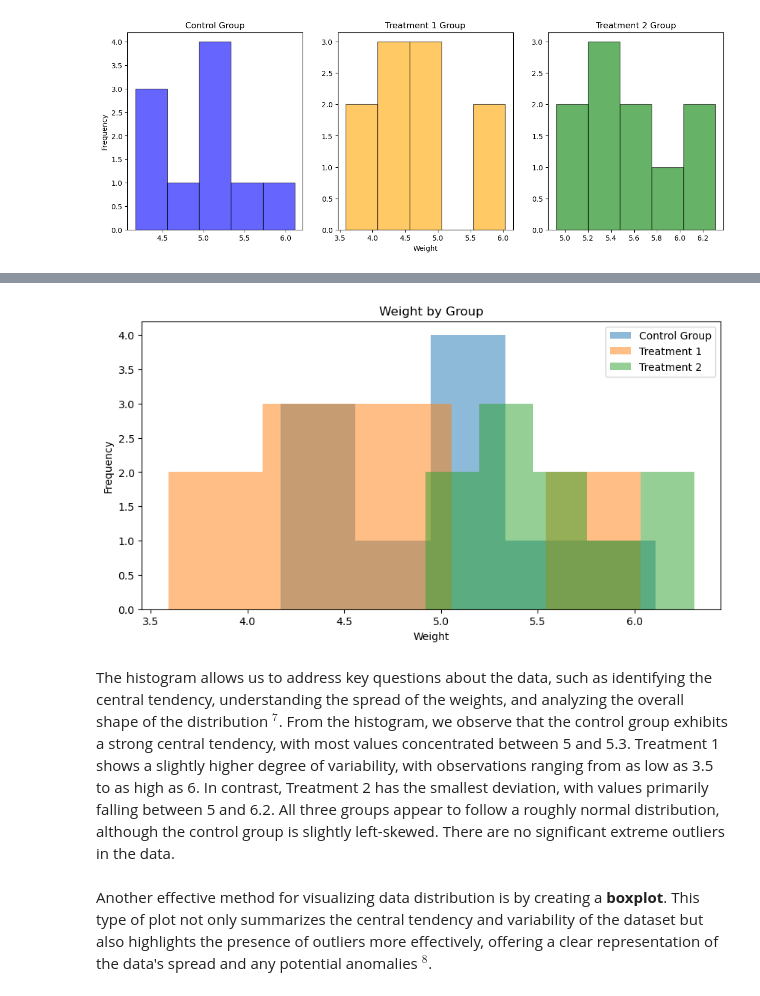
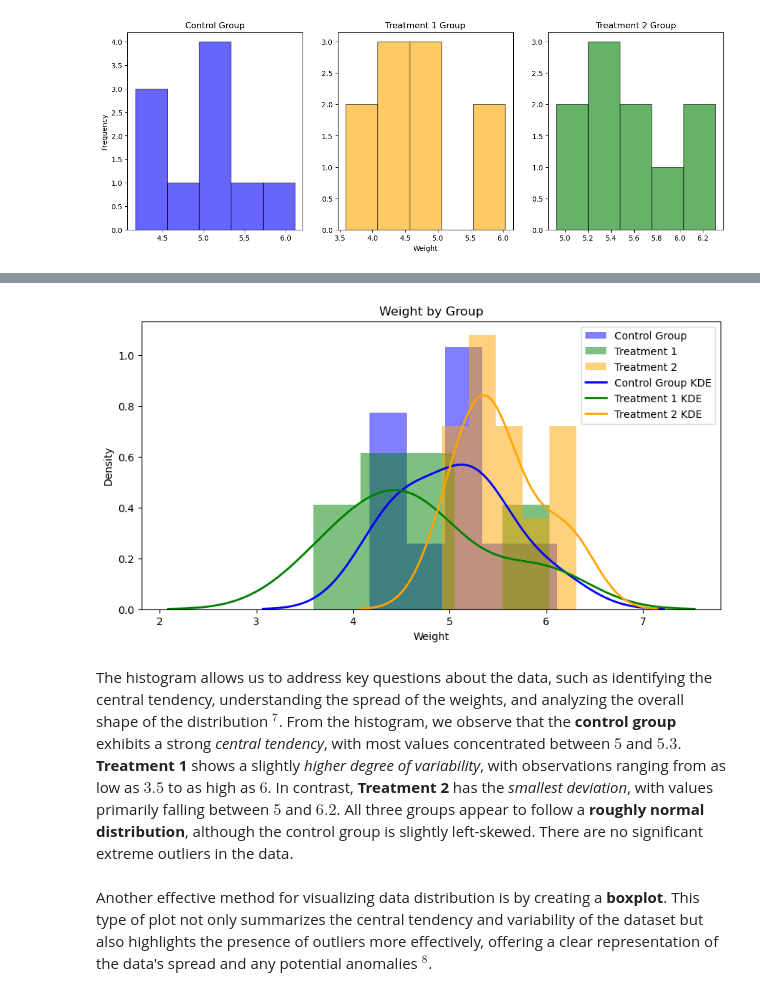
Before and after one commit to C-3sc0/applied_statistics, a Jupyter notebook: project.ipynb, the cells around one changed output, grey strips where cells are left out. Cells and saved outputs as stored; diff of their text form; code cells hidden in the pictures.

```diff
--- a/project.ipynb
+++ b/project.ipynb
@@ -251,28 +265,37 @@ Before diving into the analysis of the histogram, let's consider an alternative
 # %%
-# create figure and axis
+# Create figure and axis
 fig, ax = plt.subplots(figsize=(10, 5))
 
-# Histogram of control group.
-ax.hist(ctrl['weight'], bins=5, alpha=0.5, label='Control Group')
+# Histogram of control group
+ax.hist(ctrl['weight'], bins=5, alpha=0.5, label='Control Group', color='blue', density=True)
 
-# Histogram of treatment 1 group.
-ax.hist(trt1['weight'], bins=5, alpha=0.5, label='Treatment 1')
+# Histogram of treatment 1 group
+ax.hist(trt1['weight'], bins=5, alpha=0.5, label='Treatment 1', color='green', density=True)
 
-# Histogram of treatment 2 group.
-ax.hist(trt2['weight'], bins=5, alpha=0.5, label='Treatment 2')
+# Histogram of treatment 2 group
+ax.hist(trt2['weight'], bins=5, alpha=0.5, label='Treatment 2', color='orange', density=True)
 
-# Add a title and labels.
+# KDE plot for control group
+sns.kdeplot(ctrl['weight'], ax=ax, color='blue', label='Control Group KDE', linewidth=2)
+
+# KDE plot for treatment 1 group
+sns.kdeplot(trt1['weight'], ax=ax, color='green', label='Treatment 1 KDE', linewidth=2)
+
+# KDE plot for treatment 2 group
+sns.kdeplot(trt2['weight'], ax=ax, color='orange', label='Treatment 2 KDE', linewidth=2)
+
+# Add a title and labels
 ax.set_title('Weight by Group')
 ax.set_xlabel('Weight')
-ax.set_ylabel('Frequency')
+ax.set_ylabel('Density')
 
-# Add a legend.
+# Add a legend
 ax.legend()
 plt.show()
 # %% [output]
-[figure, old version]
+[figure, new version]
 # %% [markdown]
-The histogram allows us to address key questions about the data, such as identifying the central tendency, understanding the spread of the weights, and analyzing the overall shape of the distribution $^7$. From the histogram, we observe that the control group exhibits a strong central tendency, with most values concentrated between 5 and 5.3. Treatment 1 shows a slightly higher degree of variability, with observations ranging from as low as 3.5 to as high as 6. In contrast, Treatment 2 has the smallest deviation, with values primarily falling between 5 and 6.2. All three groups appear to follow a roughly normal distribution, although the control group is slightly left-skewed. There are no significant extreme outliers in the data.
+The histogram allows us to address key questions about the data, such as identifying the central tendency, understanding the spread of the weights, and analyzing the overall shape of the distribution $^7$. From the histogram, we observe that the **control group** exhibits a strong *central tendency*, with most values concentrated between $5$ and $5.3$. **Treatment 1** shows a slightly *higher degree of variability*, with observations ranging from as low as $3.5$ to as high as $6$. In contrast, **Treatment 2** has the *smallest deviation*, with values primarily falling between $5$ and $6.2$. All three groups appear to follow a **roughly normal distribution**, although the control group is slightly left-skewed. There are no significant extreme outliers in the data.
 # %% [markdown]
 Another effective method for visualizing data distribution is by creating a **boxplot**. This type of plot not only summarizes the central tendency and variability of the dataset but also highlights the presence of outliers more effectively, offering a clear representation of the data's spread and any potential anomalies $^8$.
 # %%
```
Also changed, not shown: parts of 21 cells of this notebook.
